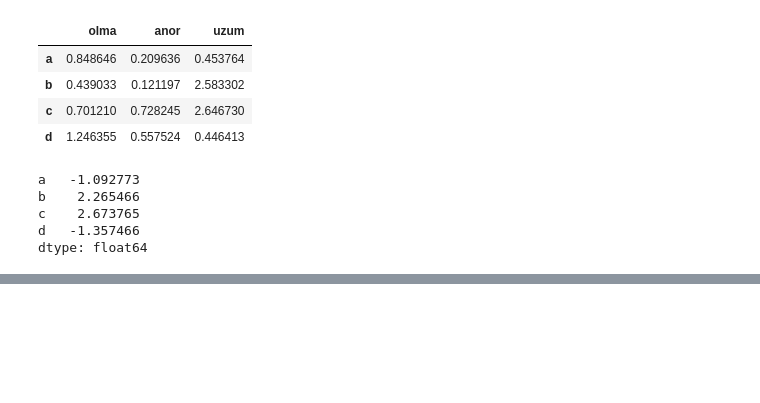
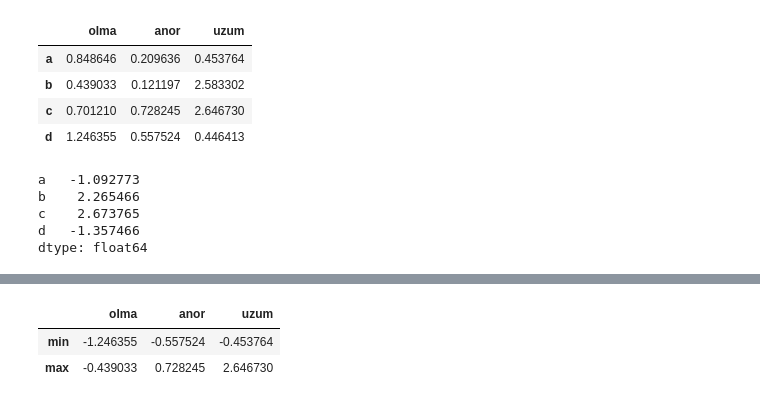
Before and after one commit to HusanJalilov/AI_Jpyuter_, a Jupyter notebook: pandas/funksiyalarni_qo'llash.ipynb, the cells around one changed output, grey strips where cells are left out. Drawn from its saved outputs; the diff is of its cells as text; code cells hidden in the pictures; blank space fills up the shorter version.

```diff
--- a/pandas/funksiyalarni_qo'llash.ipynb
+++ b/pandas/funksiyalarni_qo'llash.ipynb
@@ -76,0 +80,9 @@ AttributeError: ignored
+# %%
+def foo(x):
+    return pd.Series([x.min(), x.max()], index=['min','max'])
+# %%
+df.apply(foo)
+# %% [output]
+|  | olma | anor | uzum |
+| min | -1.246355 | -0.557524 | -0.453764 |
+| max | -0.439033 | 0.728245 | 2.646730 |
```
Also changed, not shown: parts of 4 cells of this notebook.
